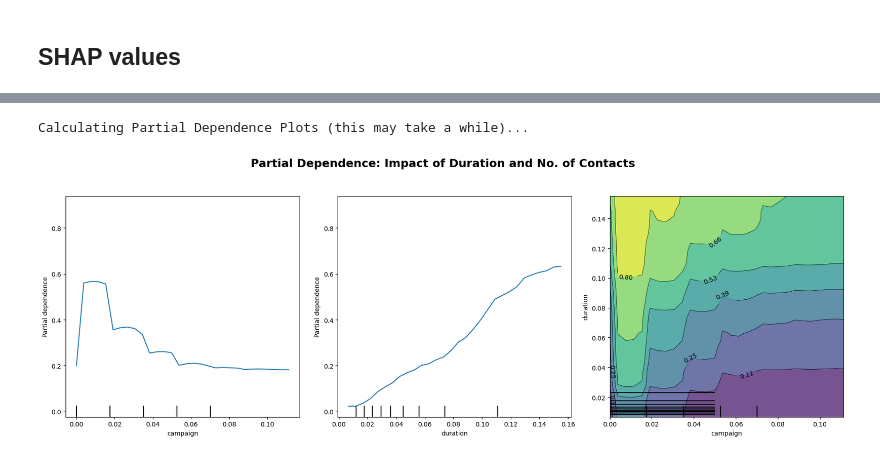
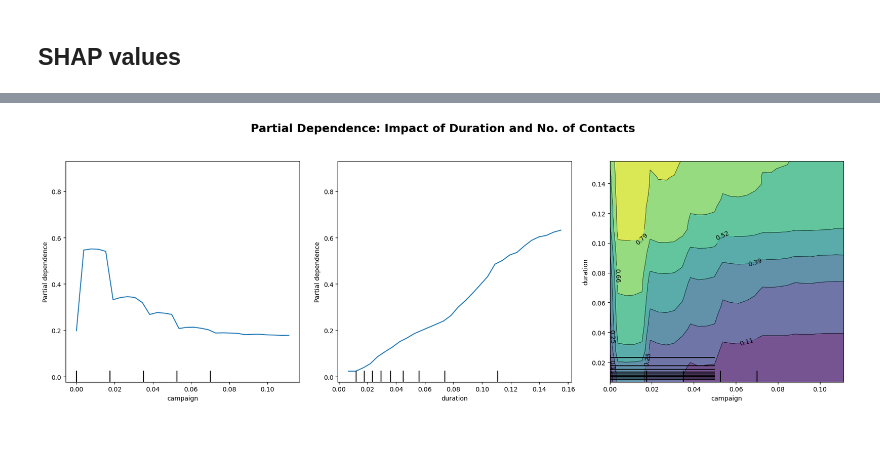
Before and after one commit to THeFeRTXo/Research-Project-Data-Mining, a Jupyter notebook: research_code.ipynb, the cells around one changed output, grey strips where cells are left out. Drawn from its saved outputs; the diff is of its cells as text; code cells hidden in the pictures.

```diff
--- a/research_code.ipynb
+++ b/research_code.ipynb
@@ -73,7 +92,7 @@ preprocessor = ColumnTransformer(
 # %% [markdown]
 ## Creation of outlier detection functions
 # %%
-class OutlierDetecion_treatment_MeanStd(TransformerMixin):
+class OutlierDetection_Treatment_MeanStd(TransformerMixin):
     # Class constructor
     def __init__(self, k=1.5, columns=None):
         self.k = k
@@ -138,7 +157,7 @@ class OutlierDetecion_treatment_MeanStd(TransformerMixin):
     def get_params(self, deep=True):
         return {"k": self.k, "columns": self.columns}
 # %%
-class OutlierDetecion_treatment_IQR(TransformerMixin):
+class OutlierDetection_Treatment_IQR(TransformerMixin):
 
     # Class constructor
     def __init__(self, k=1.5, columns=None):
@@ -699,30 +822,30 @@ Calculation finished! Generating plots...
 # %%
 import matplotlib.pyplot as plt
+import warnings
 
-print("Calculating Partial Dependence Plots (this may take a while)...")
-
-# Create the canvas with 3 columns
 fig, ax = plt.subplots(ncols=3, figsize=(18, 6))
 
-# Generate the plots using our isolated model and the transformed data
-PartialDependenceDisplay.from_estimator(
-    estimator=model_rf,           # The isolated Random Forest classifier
-    X=X_val_shap,                 # The validation data already processed and with names
-    features=['campaign', 'duration', ['campaign', 'duration']], # Variables to analyze
-    grid_resolution=30,           # Grid resolution
-    target=1,                     # Target the positive class (Accepts the deposit = 1)
-    ax=ax,                        # Pass the axes we have created
-    n_jobs=-1                     # Parallelize for more speed
-)
+# We use a warning filter to silence Scikit-Learn's complaints
+# about the original model being trained without feature names.
+with warnings.catch_warnings():
+    warnings.simplefilter("ignore", category=UserWarning)
+
+    PartialDependenceDisplay.from_estimator(
+        estimator=model_rf,           # The isolated Random Forest classifier
+        X=X_val_shap,                 # The validation data already processed and with names
+        features=['campaign', 'duration', ['campaign', 'duration']], # Variables to analyze
+        grid_resolution=30,           # Grid resolution
+        target=1,                     # Target the positive class (Accepts the deposit = 1)
+        ax=ax,                        # Pass the 3 axes we have created
+        n_jobs=-1                     # Parallelize for more speed
+    )
 
 # Aesthetic adjustments to look perfect in the report
 fig.suptitle("Partial Dependence: Impact of Duration and No. of Contacts",
              fontsize=18, weight='bold', y=1.05)
 
-# Individual titles for each subplot for greater clarity
 
 plt.tight_layout()
 plt.show()
 # %% [output]
-Calculating Partial Dependence Plots (this may take a while)...
-[figure, old version]
+[figure, new version]
```
Also changed, not shown: parts of 27 cells of this notebook.
